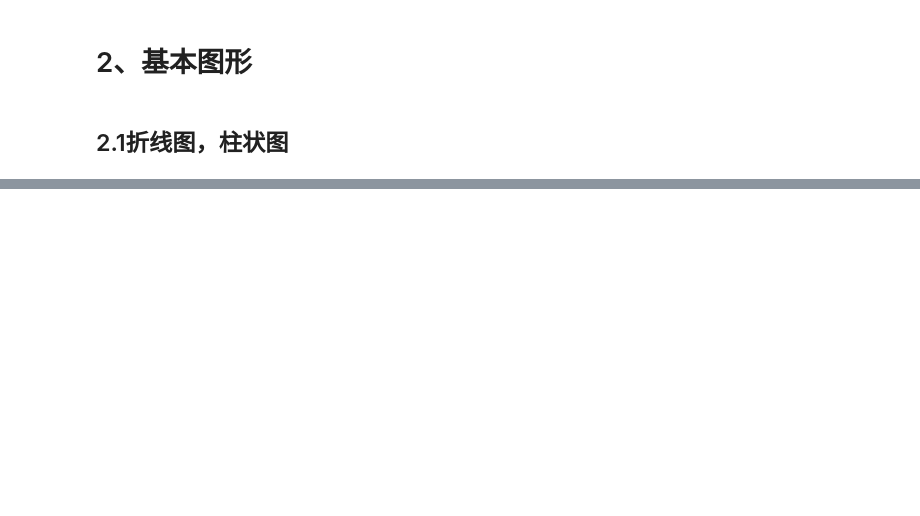
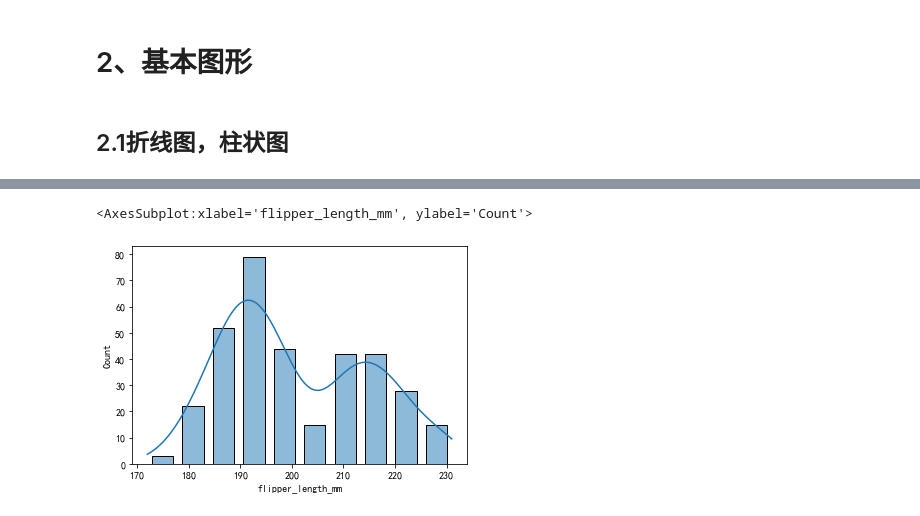
Before and after one commit to whpldgs/tec, a Jupyter notebook: matplotlib_tec.ipynb, the cells around one changed output, grey strips where cells are left out. Drawn from its saved outputs; the diff is of its cells as text; code cells hidden in the pictures; blank space fills up the shorter version.

```diff
--- a/matplotlib_tec.ipynb
+++ b/matplotlib_tec.ipynb
@@ -153,0 +150,8 @@ plt.show()
+# %%
+import pandas as pd
+import seaborn as sns
+# sns.set_theme(style='darkgrid')  # 图形主题
+
+# 加载数据
+penguins=pd.read_csv(r'https://gitee.com/nicedouble/seaborn-data/raw/master/penguins.csv')
+penguins.head()
@@ -153,0 +165,6 @@ plt.show()
+# %%
+# 添加核密度曲线的直方图
+sns.histplot(data=penguins,x='flipper_length_mm',kde=True, shrink=0.7)
+# %% [output]
+<AxesSubplot:xlabel='flipper_length_mm', ylabel='Count'>
+[figure, added]
```
Also changed, not shown: parts of 7 cells of this notebook, 1 other file.
